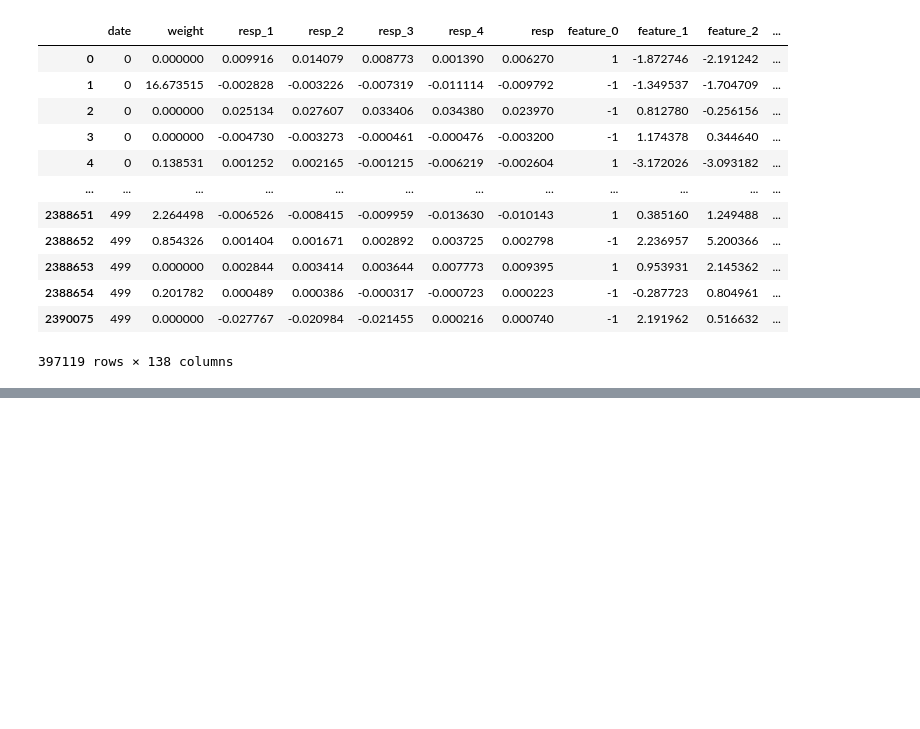
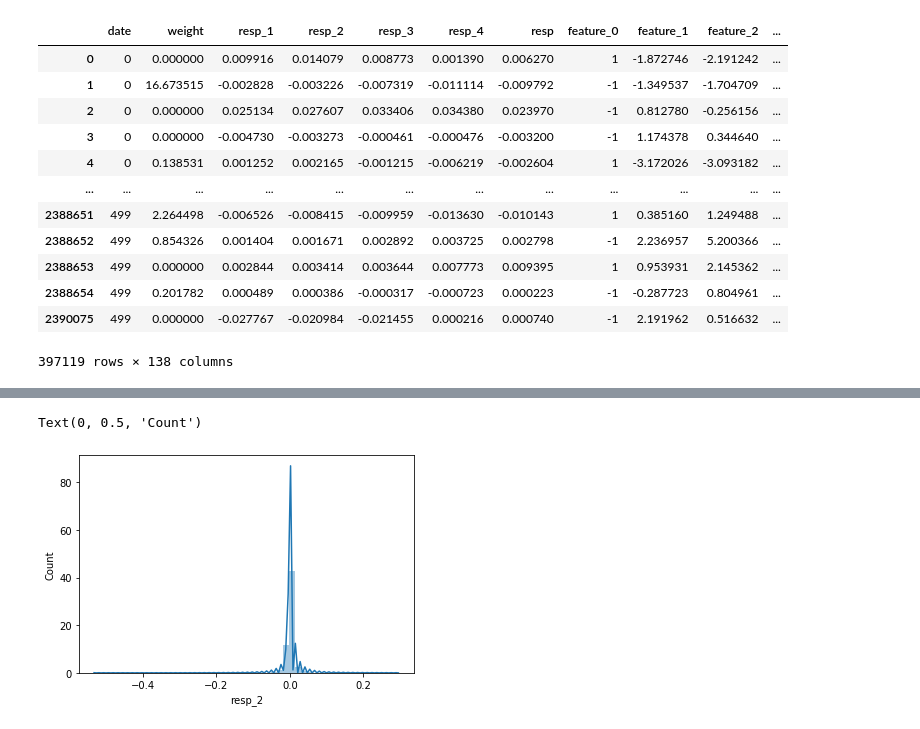
Before and after one commit to rmei97/market_preds, a Jupyter notebook: eda.ipynb, the cells around one changed output, grey strips where cells are left out. Cells and saved outputs as stored; diff of their text form; code cells hidden in the pictures; blank space fills up the shorter version.

```diff
--- a/eda.ipynb
+++ b/eda.ipynb
@@ -163,0 +214,6 @@ sns.heatmap(data, mask = na_df)
+# %%
+sns.distplot(data['resp_2'])
+plt.ylabel('Count')
+# %% [output]
+Text(0, 0.5, 'Count')
+[figure, added]
```
Also changed, not shown: parts of 6 cells of this notebook.
